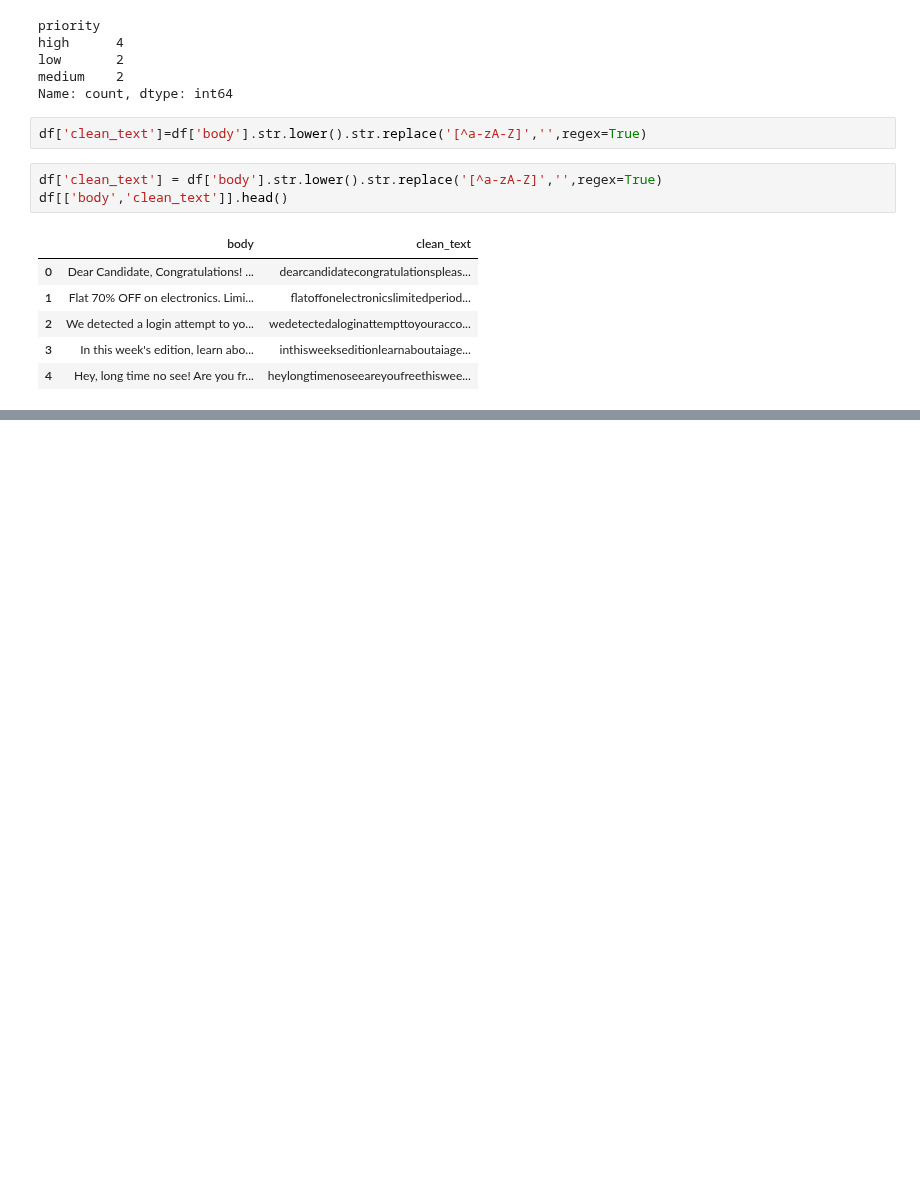
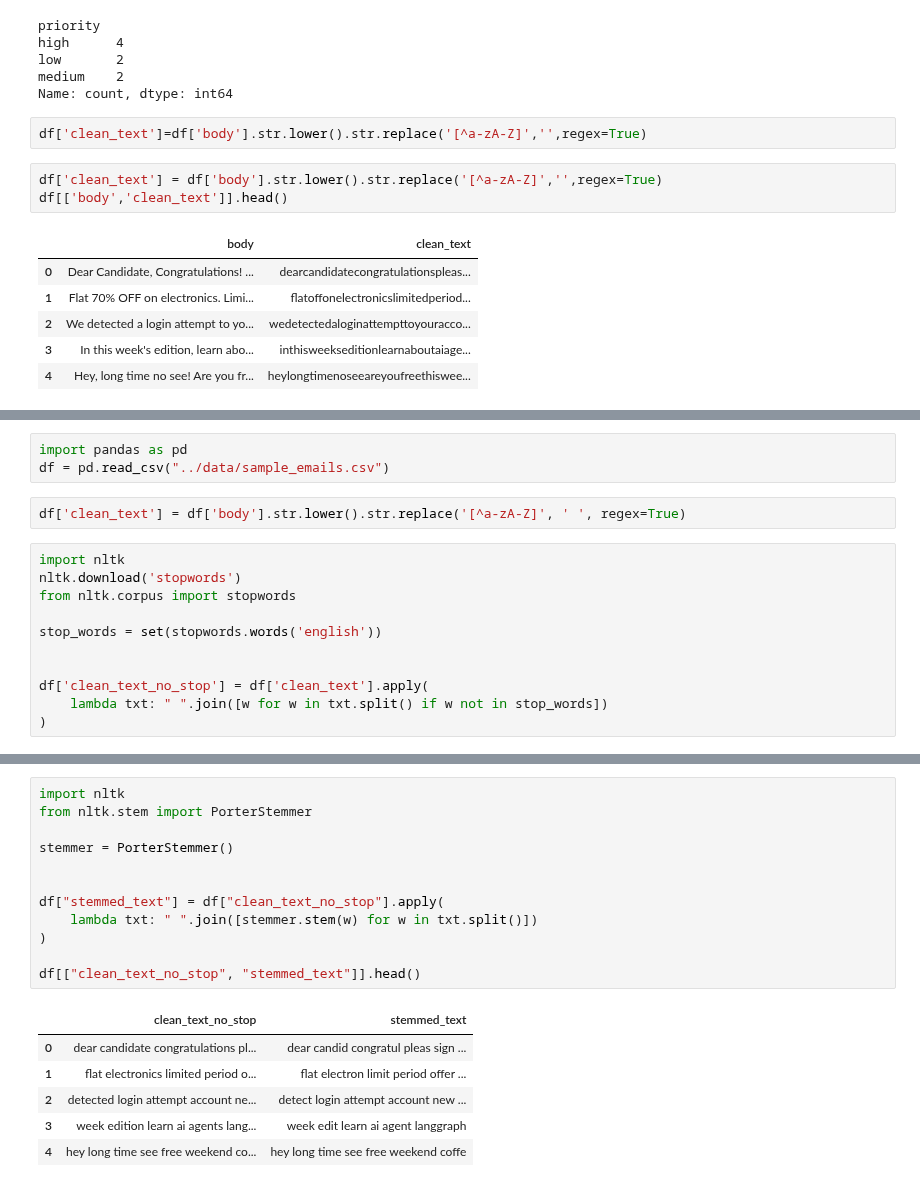
Before and after one commit to springboardmentor74219x/infosys-langgraph-email-assistant-group2, a Jupyter notebook: notebook/email_expeiment.ipynb, the cells around one changed output, grey strips where cells are left out. Drawn from its saved outputs; the diff is of its cells as text; blank space fills up the shorter version.

```diff
--- a/notebook/email_expeiment.ipynb
+++ b/notebook/email_expeiment.ipynb
@@ -217,0 +295,16 @@ df[['body','clean_text']].head()
+# %%
+import pandas as pd
+df = pd.read_csv("../data/sample_emails.csv")
+# %%
+df['clean_text'] = df['body'].str.lower().str.replace('[^a-zA-Z]', ' ', regex=True)
+# %%
+import nltk
+nltk.download('stopwords')
+from nltk.corpus import stopwords
+
+stop_words = set(stopwords.words('english'))
+
+
+df['clean_text_no_stop'] = df['clean_text'].apply(
+    lambda txt: " ".join([w for w in txt.split() if w not in stop_words])
+)
@@ -217,0 +351,19 @@ df[['body','clean_text']].head()
+# %%
+import nltk
+from nltk.stem import PorterStemmer
+
+stemmer = PorterStemmer()
+
+
+df["stemmed_text"] = df["clean_text_no_stop"].apply(
+    lambda txt: " ".join([stemmer.stem(w) for w in txt.split()])
+)
+
+df[["clean_text_no_stop", "stemmed_text"]].head()
+# %% [output]
+|  | clean_text_no_stop | stemmed_text |
+| 0 | dear candidate congratulations pl... | dear candid congratul pleas sign ... |
+| 1 | flat electronics limited period o... | flat electron limit period offer ... |
+| 2 | detected login attempt account ne... | detect login attempt account new ... |
+| 3 | week edition learn ai agents lang... | week edit learn ai agent langgraph |
+| 4 | hey long time see free weekend co... | hey long time see free weekend coffe |
```
Also changed, not shown: parts of 17 cells of this notebook.
